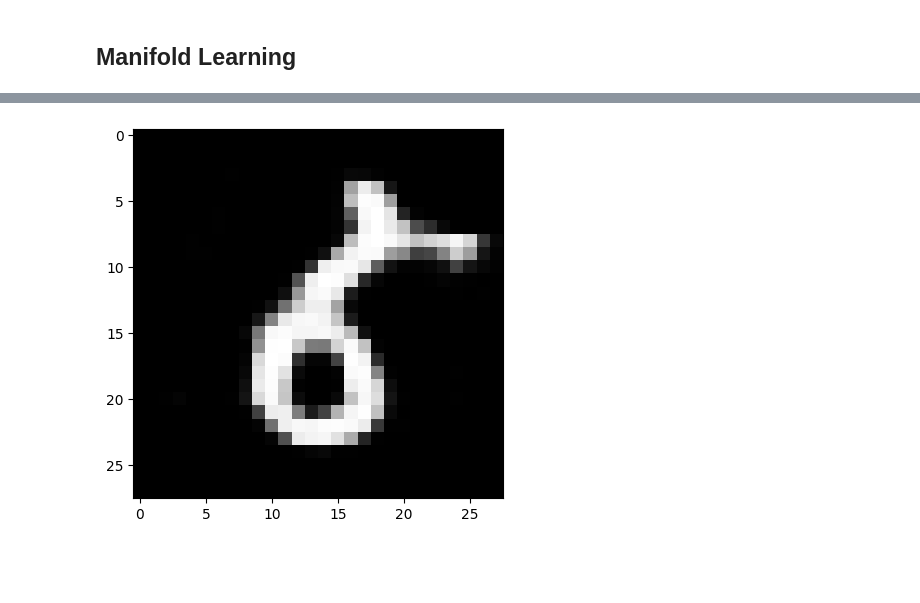
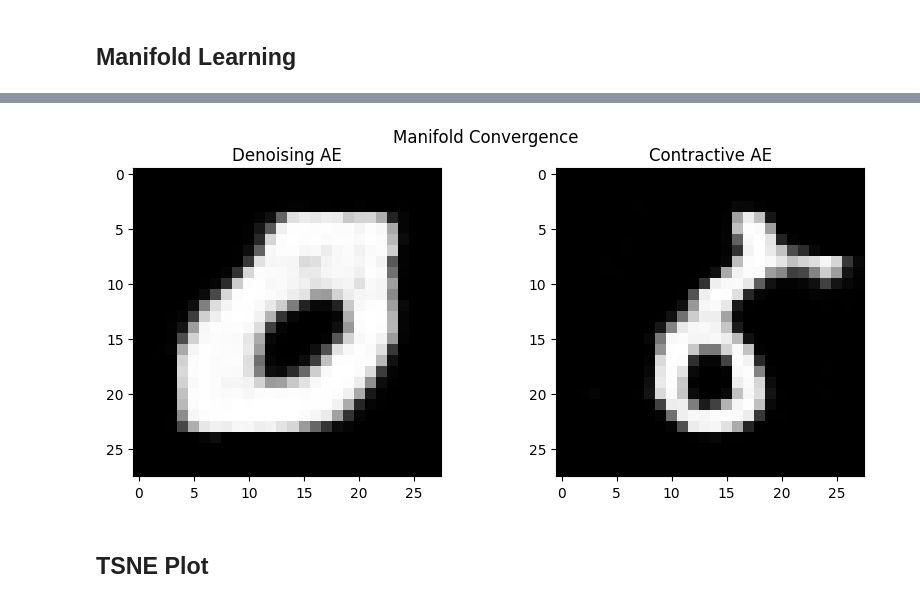
Before and after one commit to JacopoRaffi/ISPR_Assignments, a Jupyter notebook: Assignment3/ISPR_Midterm3_Assignment1_JacopoRaffi.ipynb, the cells around one changed output, grey strips where cells are left out. Saved outputs shown, nothing was run; the diff lists cells and outputs as text; code cells hidden in the pictures; blank space fills up the shorter version.

```diff
--- a/Assignment3/ISPR_Midterm3_Assignment1_JacopoRaffi.ipynb
+++ b/Assignment3/ISPR_Midterm3_Assignment1_JacopoRaffi.ipynb
@@ -326,4 +347,5 @@ def manifold_convergence(model:nn.Module, max_iter:int = 100, seed:int = 100):
             pure_rand_noise, _ = model(pure_rand_noise)
 
     pure_rand_noise = pure_rand_noise.squeeze(0).cpu()
-    plt.imshow(pure_rand_noise.numpy()[0], cmap='gray')
+
+    return pure_rand_noise.to('cpu')
@@ -335,4 +352,19 @@ manifold_convergence(model_dae, seed=seed)
-# %%
-manifold_convergence(model_cae, seed=seed)
-# %% [output]
-[figure, removed]
+# %%
+seed = 1234
+dae_res = manifold_convergence(model_dae, seed=seed)
+cae_res = manifold_convergence(model_cae, seed=seed)
+
+fig, ax = plt.subplots(1, 2, figsize=(10, 4))
+
+# clean input
+ax[0].imshow(dae_res.numpy()[0], cmap='gray')
+ax[1].imshow(cae_res.numpy()[0], cmap='gray')
+
+ax[0].set_title('Denoising AE')
+ax[1].set_title('Contractive AE')
+
+fig.suptitle('Manifold Convergence');
+# %% [output]
+[figure, added]
+# %% [markdown]
+## TSNE Plot
```
Also changed, not shown: parts of 10 cells of this notebook.
